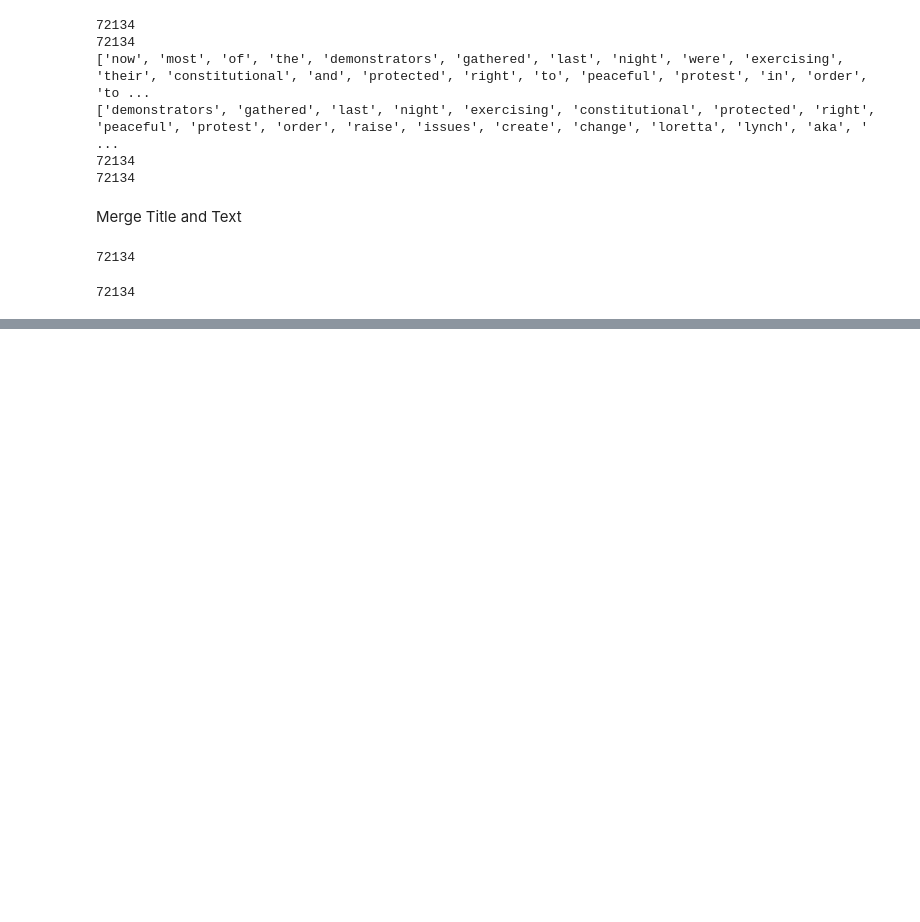
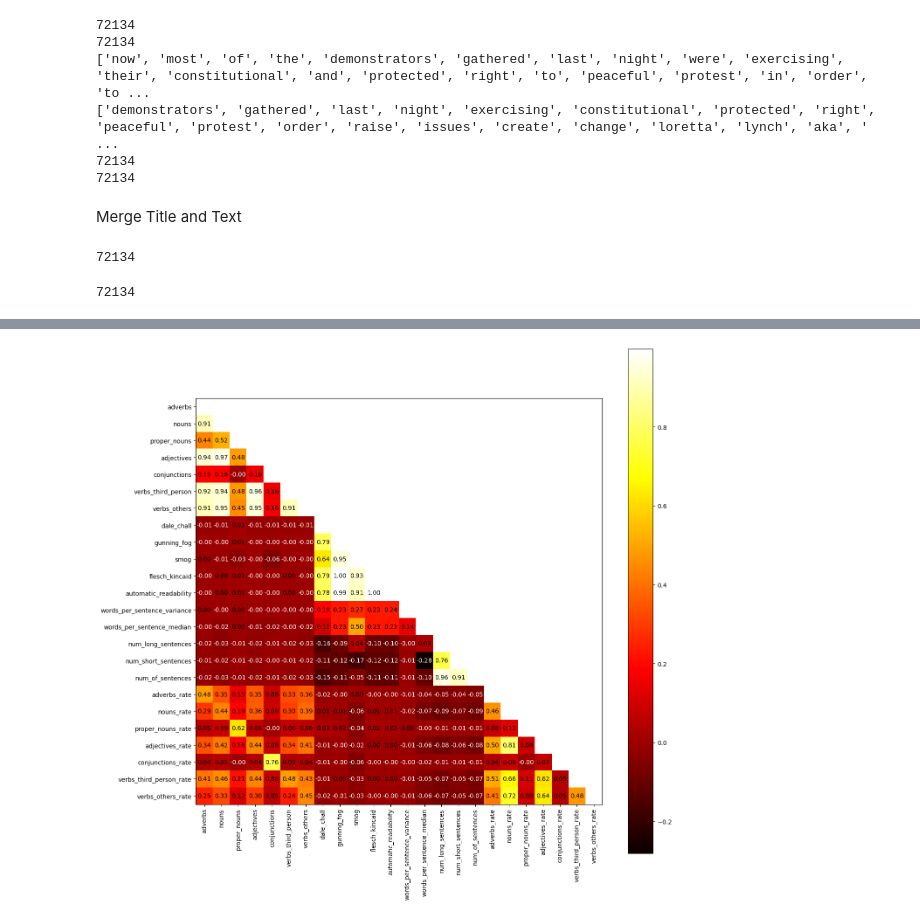
Before and after one commit to johnlim2019/ai-proj, a Jupyter notebook: process_data_content.ipynb, the cells around one changed output, grey strips where cells are left out. Cells and saved outputs as stored; diff of their text form; code cells hidden in the pictures; blank space fills up the shorter version.

Commit message:
feat: content based features plus readability indexes

```diff
--- a/process_data_content.ipynb
+++ b/process_data_content.ipynb
@@ -260,13 +270,13 @@ print(len(title_no_stop_words))
 Merge Title and Text
 # %%
 merged_title_text = []
-for i,v in enumerate(title_no_stop_words):
-    if (v == None):
+for i, v in enumerate(title_no_stop_words):
+    if v == None:
         merge = text_no_stop_words[i]
-    elif (text_no_stop_words[i]==None):
+    elif text_no_stop_words[i] == None:
         merge = v
     else:
-        merge = v + text_no_stop_words[i]
+        merge = str(v) + " " + str(text_no_stop_words[i])
     merged_title_text.append(merge)
 
 print(len(merged_title_text))
@@ -340,0 +431,9 @@ Index(['Unnamed: 0', 'title', 'text', 'label', 'Combined'], dtype='object')
+# %%
+readability_index_ls = []
+for text in merged_title_text:
+    try:
+        r = Readability(text)
+    except:
+        r = None
+    readability_index_ls.append(r)
+print("done")
@@ -351 +539,5 @@ Index(['label', 'adverbs', 'nouns', 'proper_nouns', 'adjective',
       dtype='object')
+# %%
+with open("./data/content_features_document","rb") as f:
+    df_features = pickle.load(f)
+print(df_features.columns)
@@ -351,0 +553,26 @@ Index(['label', 'adverbs', 'nouns', 'proper_nouns', 'adjective',
+# %%
+# linearity check
+cols = list(df_features.columns)
+cols.remove("label")
+df_linearity = pd.DataFrame(index=cols, columns=cols,dtype=float)
+for i, col in enumerate(cols):
+    for other in cols[:i]:
+        correlation = df_features[col].corr(df_features[other])
+        # print(f"Correlation between {col} and {other}:", correlation)
+        df_linearity.loc[col,other] = correlation
+
+plt.figure(figsize=(15,15))
+plt.imshow(df_linearity, cmap='hot', interpolation='nearest')
+plt.xticks(ticks=range(len(cols)), labels=cols, rotation=90)
+plt.yticks(ticks=range(len(cols)), labels=cols)
+# Annotate the heatmap with numbers
+for y in range(len(cols)):
+    for x in range(len(cols)):
+        plt.text(x, y, f'{df_linearity.iloc[y, x]:.2f}',
+                 horizontalalignment='center',
+                 verticalalignment='center',
+                 color='black' if df_linearity.iloc[y, x] > 0 else 'white')
+plt.colorbar()
+plt.show()
+# %% [output]
+[figure, added]
```
Also changed, not shown: parts of 22 cells of this notebook.
